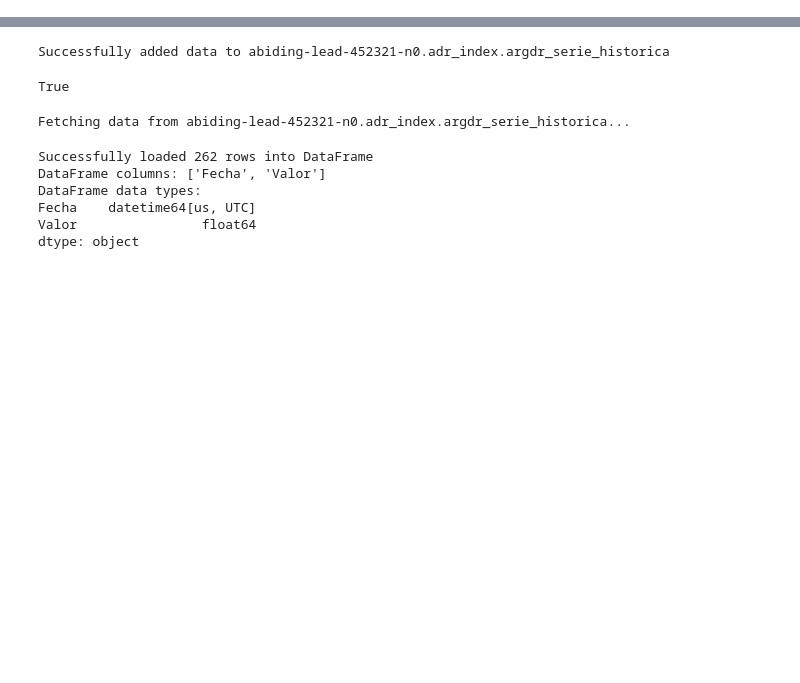
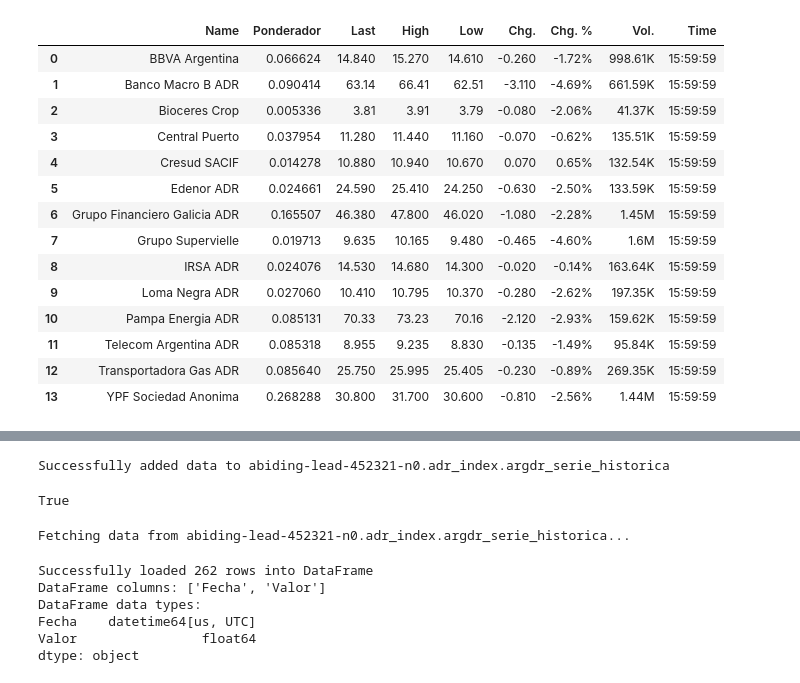
Before and after one commit to andres-fern/argdr, a Jupyter notebook: ArgDR_v2.0/ArgDR_index_v2.0_for_Google_Cloud.ipynb, the cells around one changed output, grey strips where cells are left out. Drawn from its saved outputs; the diff is of its cells as text; code cells hidden in the pictures; blank space fills up the shorter version.

```diff
--- a/ArgDR_v2.0/ArgDR_index_v2.0_for_Google_Cloud.ipynb
+++ b/ArgDR_v2.0/ArgDR_index_v2.0_for_Google_Cloud.ipynb
@@ -184,7 +221,7 @@ def generate_table_from_csv(csvfile):
 
     # Removemos MELI y DESP de la tabla
 
-    tablaADR_sinMELI = tablaADR.drop(['MercadoLibre','Despegar.com'])
+    tablaADR_sinMELI = tablaADR.drop(['MercadoLibre'])
 
     #print(tablaADR_sinMELI.index.values)
 
@@ -196,4 +233,4 @@ def generate_table_from_csv(csvfile):
     return tablaADR_sinMELI
 # %%
 if from_csv == True:
-    generate_table_from_csv('ArgDR_v2.0\csv_data\Argentina_ADRs.csv')
+    tablaADR_csv = generate_table_from_csv('csv_data\Argentina_ADRs.csv')
@@ -201,0 +256,27 @@ df = pd.DataFrame(df_rows)
+# %%
+def preciosypond(df_from_csv):
+    ponderadores_df = pd.DataFrame(ponderadores.values(), index=ponderadores.keys())
+    ponderadores_df = ponderadores_df.sort_index()
+    #print(ponderadores_df)
+    datos_df = df_from_csv
+    precios_y_pond = ponderadores_df.merge(datos_df, left_on=ponderadores_df.index, right_on = 'Name')
+    precios_y_pond.rename(columns = {0 : 'Ponderador'}, inplace=True)
+    return precios_y_pond
+# %%
+preciosypond(tablaADR_csv)
+# %% [output]
+|  | Name | Ponderador | Last | High | Low | Chg. | Chg. % | Vol. | Time |
+| 0 | BBVA Argentina | 0.066624 | 14.840 | 15.270 | 14.610 | -0.260 | -1.72% | 998.61K | 15:59:59 |
+| 1 | Banco Macro B ADR | 0.090414 | 63.14 | 66.41 | 62.51 | -3.110 | -4.69% | 661.59K | 15:59:59 |
+| 2 | Bioceres Crop | 0.005336 | 3.81 | 3.91 | 3.79 | -0.080 | -2.06% | 41.37K | 15:59:59 |
+| 3 | Central Puerto | 0.037954 | 11.280 | 11.440 | 11.160 | -0.070 | -0.62% | 135.51K | 15:59:59 |
+| 4 | Cresud SACIF | 0.014278 | 10.880 | 10.940 | 10.670 | 0.070 | 0.65% | 132.54K | 15:59:59 |
+| 5 | Edenor ADR | 0.024661 | 24.590 | 25.410 | 24.250 | -0.630 | -2.50% | 133.59K | 15:59:59 |
+| 6 | Grupo Financiero Galicia ADR | 0.165507 | 46.380 | 47.800 | 46.020 | -1.080 | -2.28% | 1.45M | 15:59:59 |
+| 7 | Grupo Supervielle | 0.019713 | 9.635 | 10.165 | 9.480 | -0.465 | -4.60% | 1.6M | 15:59:59 |
+| 8 | IRSA ADR | 0.024076 | 14.530 | 14.680 | 14.300 | -0.020 | -0.14% | 163.64K | 15:59:59 |
+| 9 | Loma Negra ADR | 0.027060 | 10.410 | 10.795 | 10.370 | -0.280 | -2.62% | 197.35K | 15:59:59 |
+| 10 | Pampa Energia ADR | 0.085131 | 70.33 | 73.23 | 70.16 | -2.120 | -2.93% | 159.62K | 15:59:59 |
+| 11 | Telecom Argentina ADR | 0.085318 | 8.955 | 9.235 | 8.830 | -0.135 | -1.49% | 95.84K | 15:59:59 |
+| 12 | Transportadora Gas ADR | 0.085640 | 25.750 | 25.995 | 25.405 | -0.230 | -0.89% | 269.35K | 15:59:59 |
+| 13 | YPF Sociedad Anonima | 0.268288 | 30.800 | 31.700 | 30.600 | -0.810 | -2.56% | 1.44M | 15:59:59 |
```
Also changed, not shown: parts of 17 cells of this notebook, 1 other file.
